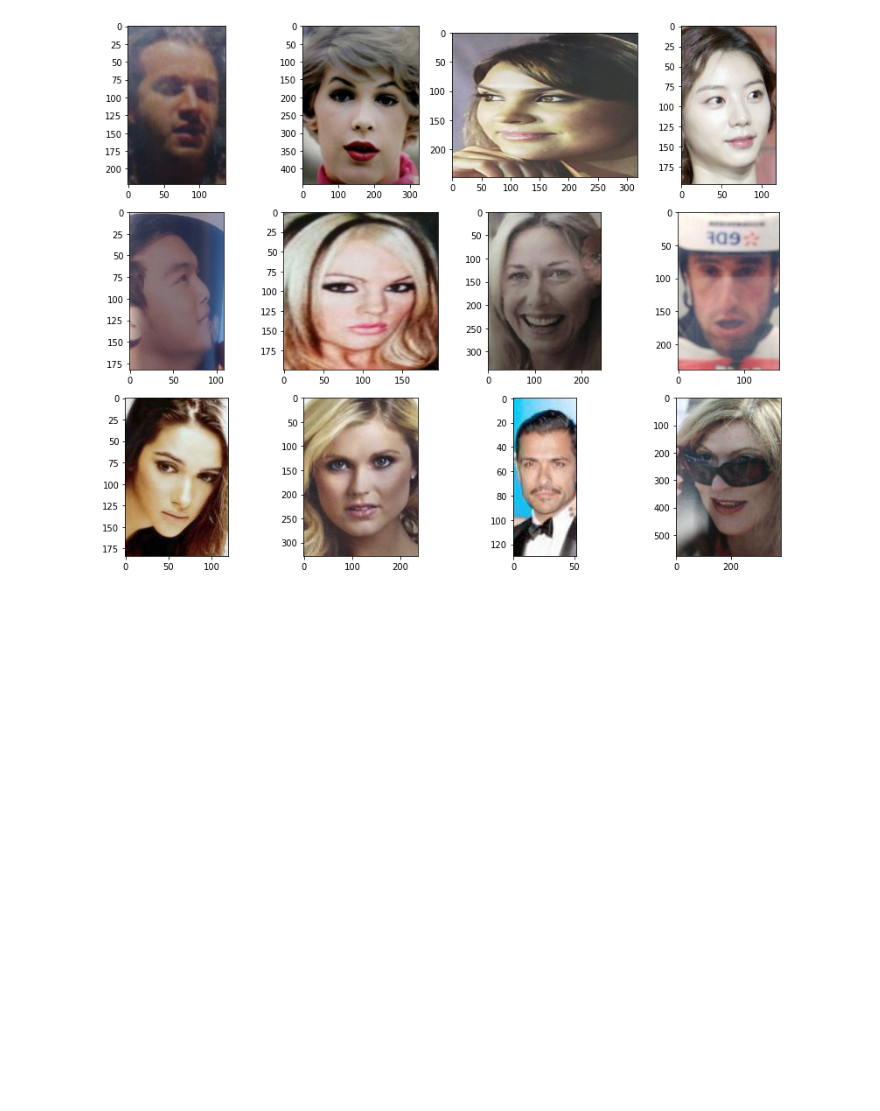
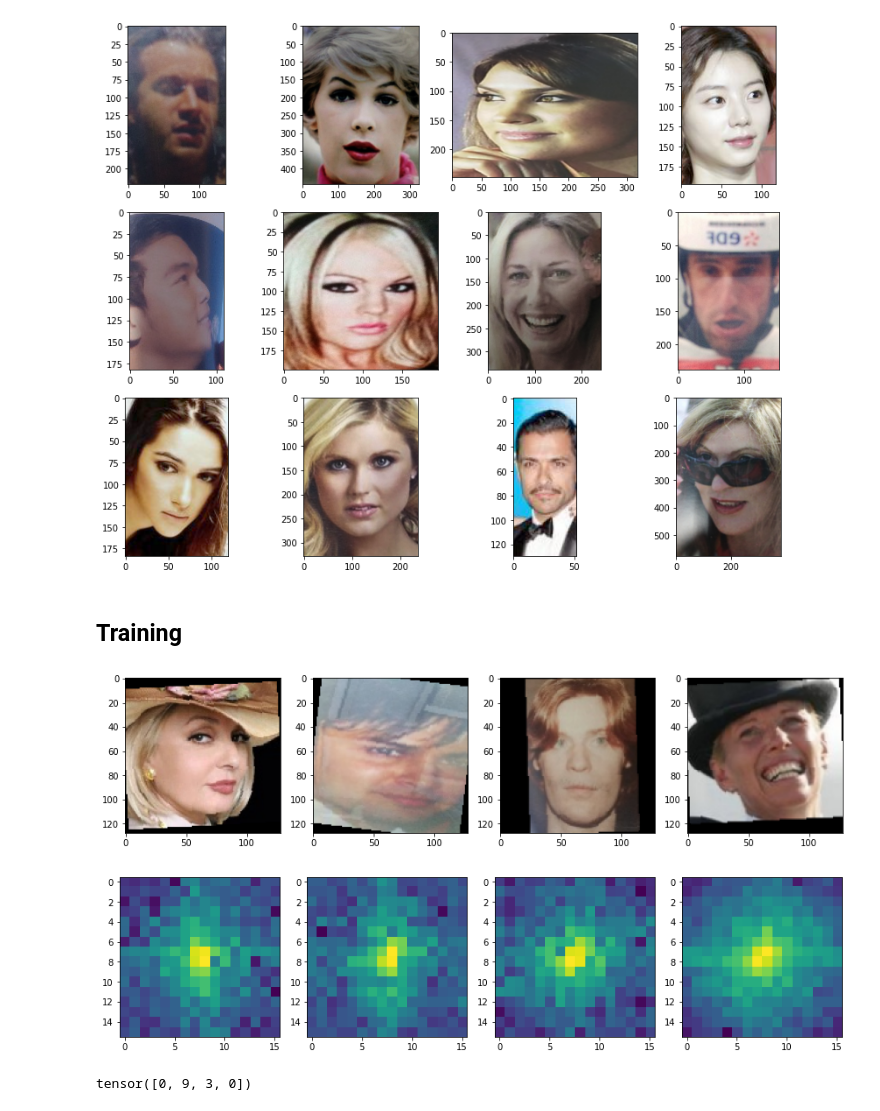
Before and after one commit to hairymax/Face-AntiSpoofing, a Jupyter notebook: tests.ipynb, the cells around one changed output. Drawn from its saved outputs; the diff is of its cells as text; code cells hidden in the pictures; blank space fills up the shorter version.

Commit message:
Data loader is implemented

```diff
--- a/data_preparation.ipynb
+++ b/tests.ipynb
@@ -186,3 +186,42 @@ process_images(train_label.index, 128)
 process_images(test_label.index, 128)
 process_images(train_label.index, 256, scaleup=False)
 process_images(test_label.index, 256, scaleup=False)
+# %% [markdown]
+## Training
+# %%
+import torchvision.transforms as T
+
+from matplotlib import pyplot as plt
+from src.dataset_loader import get_train_loader
+from src.config import get_default_config, update_config
+
+conf = get_default_config()
+
+conf.train.batch_size = 4
+
+conf.dataset.spoof_categories = 0
+
+loader = get_train_loader(conf)
+
+data_iter = iter(loader)
+sample, ft_sample, target = data_iter.next()
+
+fig = plt.figure(figsize=(12,4))
+for i in range(conf.train.batch_size):
+    fig.add_subplot(1, 4, i+1)
+    plt.imshow(T.ToPILImage()(sample[i]))
+    plt.tight_layout()
+plt.show()
+
+fig = plt.figure(figsize=(12,4))
+for i in range(conf.train.batch_size):
+    fig.add_subplot(1, 4, i+1)
+    plt.imshow(T.ToPILImage()(ft_sample[i]))
+    plt.tight_layout()
+plt.show()
+
+target
+# %% [output]
+[figure, added]
+[figure, added]
+tensor([0, 9, 3, 0])
```
Also changed, not shown: parts of 7 cells of this notebook, 6 other files.
